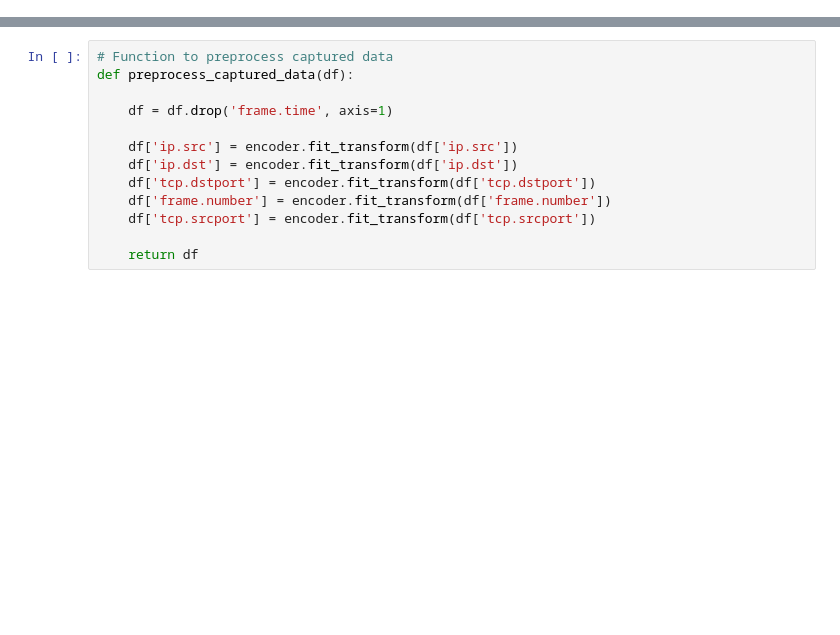
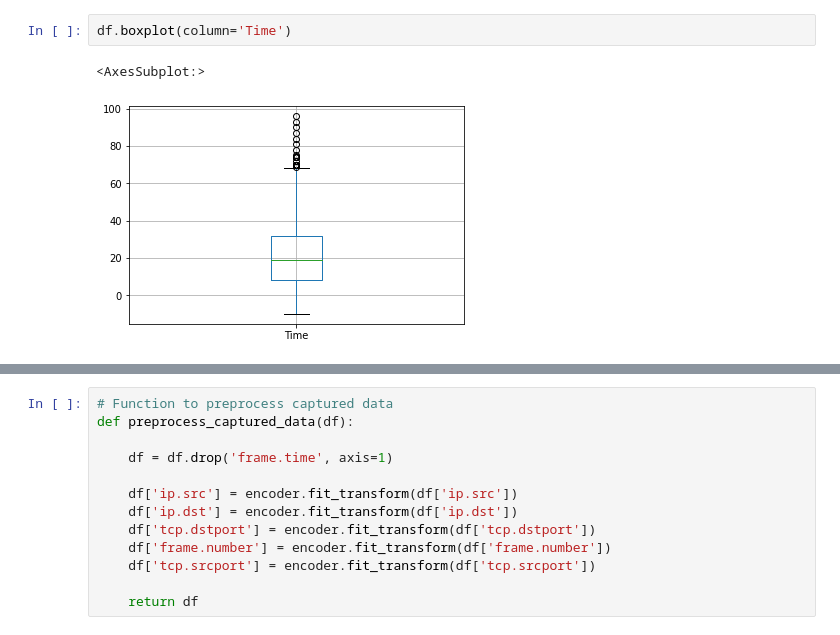
Before and after one commit to DSLUCIFER/Network-intrusion-detection, a Jupyter notebook: Research.ipynb, the cells around one changed output, grey strips where cells are left out. Cells and saved outputs as stored; diff of their text form; blank space fills up the shorter version.

```diff
--- a/Research.ipynb
+++ b/Research.ipynb
@@ -520,0 +112,5 @@ Successfully installed pyshark-0.6
+# %%
+df.boxplot(column='Time')
+# %% [output]
+<AxesSubplot:>
+[figure, added]
```
Also changed, not shown: parts of 56 cells of this notebook.
